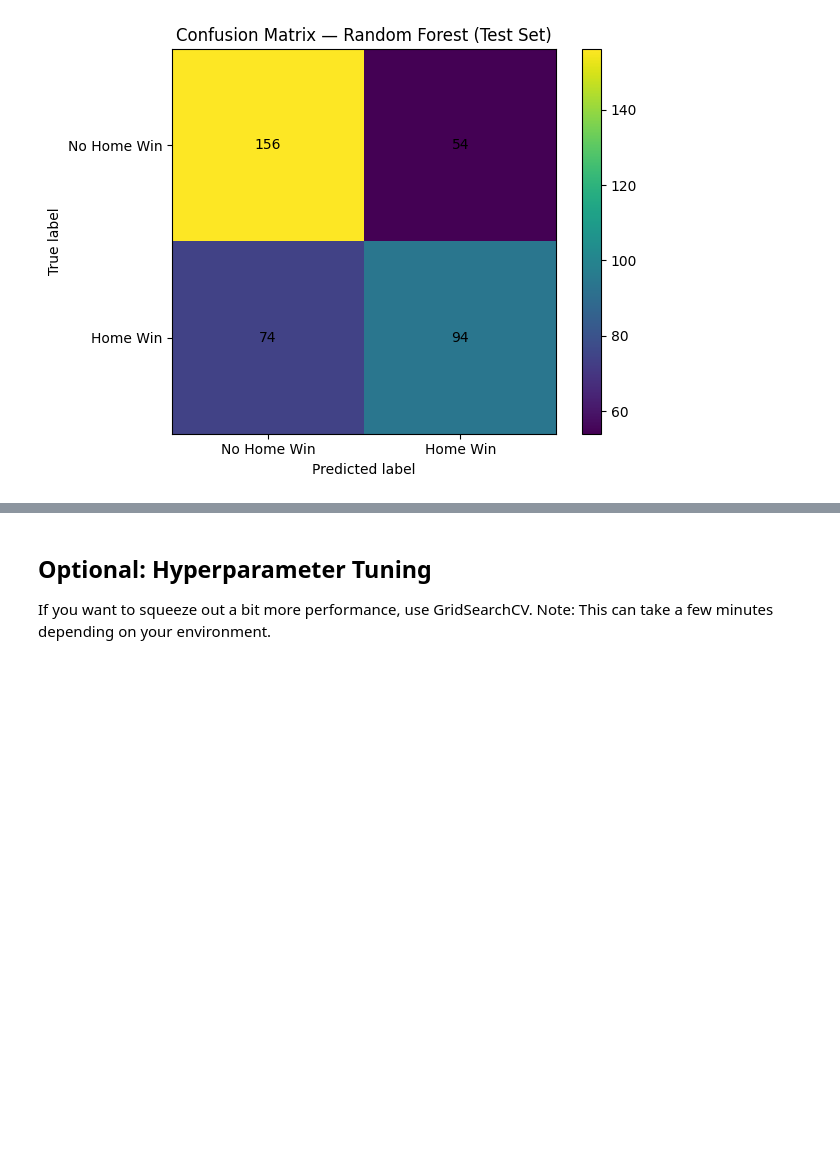
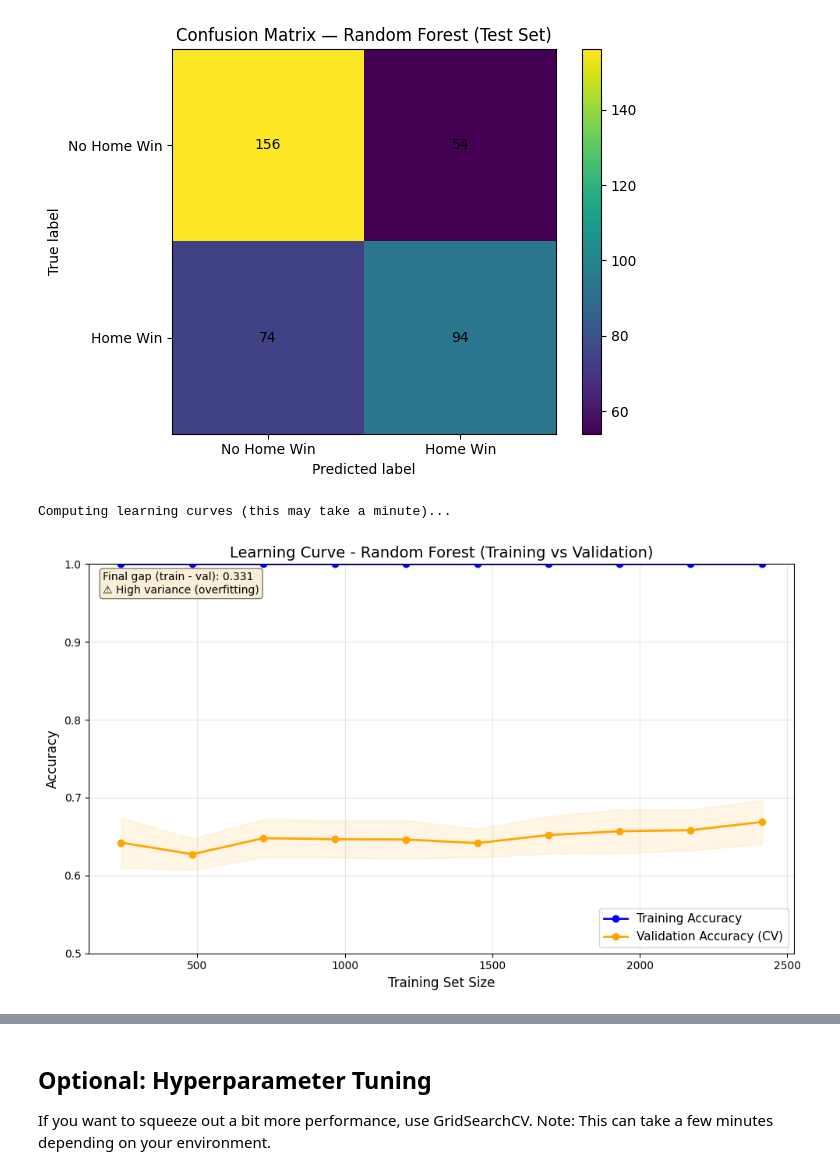
Before and after one commit to idolbinhminhtran/DATA1002, a Jupyter notebook: Random_Forest/RandomForest_HomeWin.ipynb, the cells around one changed output, grey strips where cells are left out. Cells and saved outputs as stored; diff of their text form; code cells hidden in the pictures; blank space fills up the shorter version.

Commit message:
full random forest work

```diff
--- a/Random_Forest/RandomForest_HomeWin.ipynb
+++ b/Random_Forest/RandomForest_HomeWin.ipynb
@@ -439,3 +439,80 @@ Test Classification Report:               precision    recall  f1-score   suppor
    macro avg       0.66      0.65      0.65       378
 weighted avg       0.66      0.66      0.66       378
 [figure]
+# %%
+# ==============================
+# 7.5 Learning Curve Analysis
+# ==============================
+# Plot learning curves to detect overfitting
+from sklearn.model_selection import learning_curve
+
+print('Computing learning curves (this may take a minute)...')
+
+# Compute learning curve with different training set sizes
+train_sizes = np.linspace(0.1, 1.0, 10)
+train_sizes_abs, train_scores, val_scores = learning_curve(
+    RandomForestClassifier(n_estimators=200, max_depth=None, random_state=42, class_weight='balanced'),
+    X_train,
+    y_train,
+    train_sizes=train_sizes,
+    cv=5,  # 5-fold cross-validation
+    scoring='accuracy',
+    n_jobs=-1,
+    random_state=42
+)
+
+# Calculate mean and std for training and validation scores
+train_scores_mean = np.mean(train_scores, axis=1)
+train_scores_std = np.std(train_scores, axis=1)
+val_scores_mean = np.mean(val_scores, axis=1)
+val_scores_std = np.std(val_scores, axis=1)
+
+# Plot learning curve
+plt.figure(figsize=(10, 6))
+plt.fill_between(train_sizes_abs,
+                 train_scores_mean - train_scores_std,
+                 train_scores_mean + train_scores_std,
+                 alpha=0.1, color='blue')
+plt.fill_between(train_sizes_abs,
+                 val_scores_mean - val_scores_std,
+                 val_scores_mean + val_scores_std,
+                 alpha=0.1, color='orange')
+plt.plot(train_sizes_abs, train_scores_mean, 'o-', color='blue',
+         label='Training Accuracy', linewidth=2, markersize=6)
+plt.plot(train_sizes_abs, val_scores_mean, 'o-', color='orange',
+         label='Validation Accuracy (CV)', linewidth=2, markersize=6)
+
+plt.xlabel('Training Set Size', fontsize=12)
+plt.ylabel('Accuracy', fontsize=12)
+plt.title('Learning Curve - Random Forest (Training vs Validation)', fontsize=14)
+plt.legend(loc='lower right', fontsize=11)
+plt.grid(True, alpha=0.3)
+plt.ylim([0.5, 1.0])
+
+# Add interpretation text
+gap = train_scores_mean[-1] - val_scores_mean[-1]
+plt.text(0.02, 0.98,
+         f'Final gap (train - val): {gap:.3f}\n' +
+         ('⚠️ High variance (overfitting)' if gap > 0.1 else '✓ Good generalization'),
+         transform=plt.gca().transAxes,
+         verticalalignment='top',
+         bbox=dict(boxstyle='round', facecolor='wheat', alpha=0.5),
+         fontsize=10)
+
+plt.tight_layout()
+plt.show()
+
+print(f'\nLearning Curve Analysis:')
+print(f'  Final Training Accuracy: {train_scores_mean[-1]:.3f} (±{train_scores_std[-1]:.3f})')
+print(f'  Final Validation Accuracy: {val_scores_mean[-1]:.3f} (±{val_scores_std[-1]:.3f})')
+print(f'  Train-Val Gap: {gap:.3f}')
+if gap > 0.1:
+    print('\n⚠️  Model shows signs of OVERFITTING (training accuracy >> validation accuracy)')
+    print('   Consider: reducing max_depth, increasing min_samples_split, or more regularization')
+elif gap > 0.05:
+    print('\n⚠️  Model shows slight overfitting (small gap between train and validation)')
+else:
+    print('\n✓  Model generalizes well (small gap between train and validation)')
+# %% [output]
+Computing learning curves (this may take a minute)...
+[figure, added]
```
Also changed, not shown: parts of 4 cells of this notebook, 2 other files.
